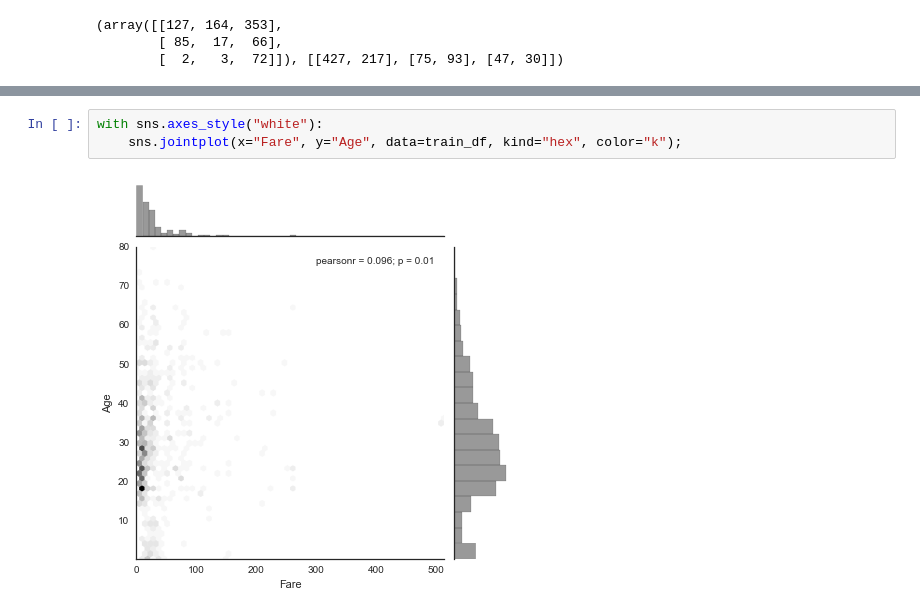
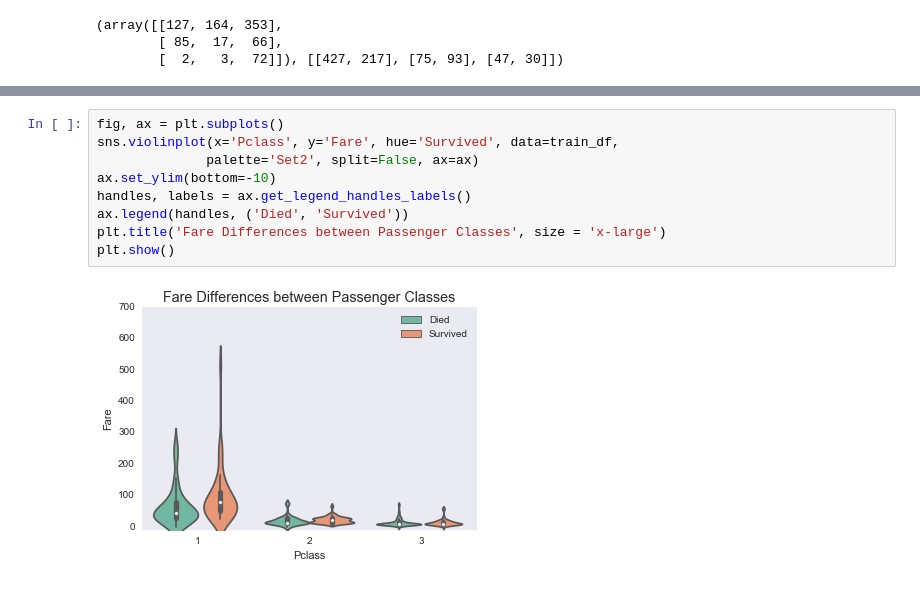
Before and after one commit to chaseWilliams/titanic, a Jupyter notebook: EDA.ipynb, the cells around one changed output, grey strips where cells are left out. Drawn from its saved outputs; the diff is of its cells as text.

```diff
--- a/EDA.ipynb
+++ b/EDA.ipynb
@@ -123,5 +120,11 @@ sns.stripplot(x='Pclass', y='Fare', hue='Survived', data=train_df,
-# %%
-with sns.axes_style("white"):
-    sns.jointplot(x="Fare", y="Age", data=train_df, kind="hex", color="k");
-# %% [output]
-[figure, removed]
+# %%
+fig, ax = plt.subplots()
+sns.violinplot(x='Pclass', y='Fare', hue='Survived', data=train_df,
+              palette='Set2', split=False, ax=ax)
+ax.set_ylim(bottom=-10)
+handles, labels = ax.get_legend_handles_labels()
+ax.legend(handles, ('Died', 'Survived'))
+plt.title('Fare Differences between Passenger Classes', size = 'x-large')
+plt.show()
+# %% [output]
+[figure, added]
```
Also changed, not shown: parts of 7 cells of this notebook, 1 other file.
